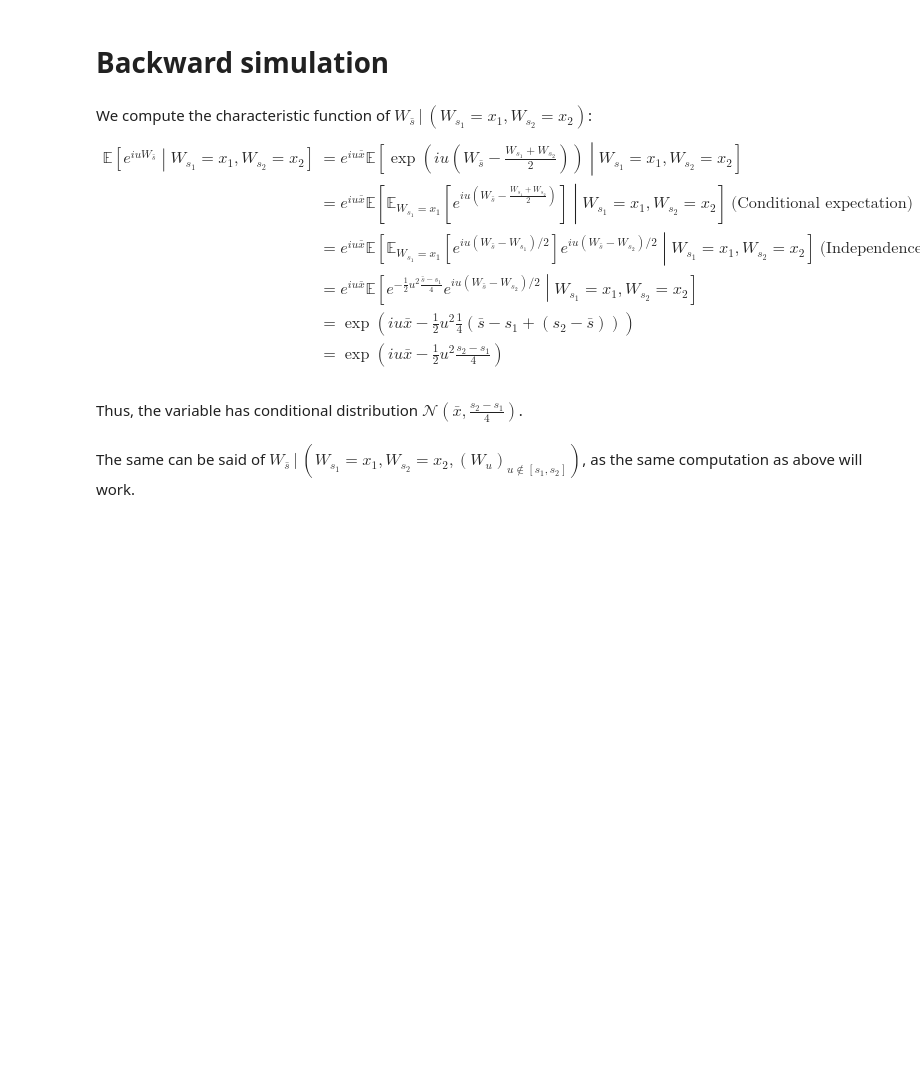
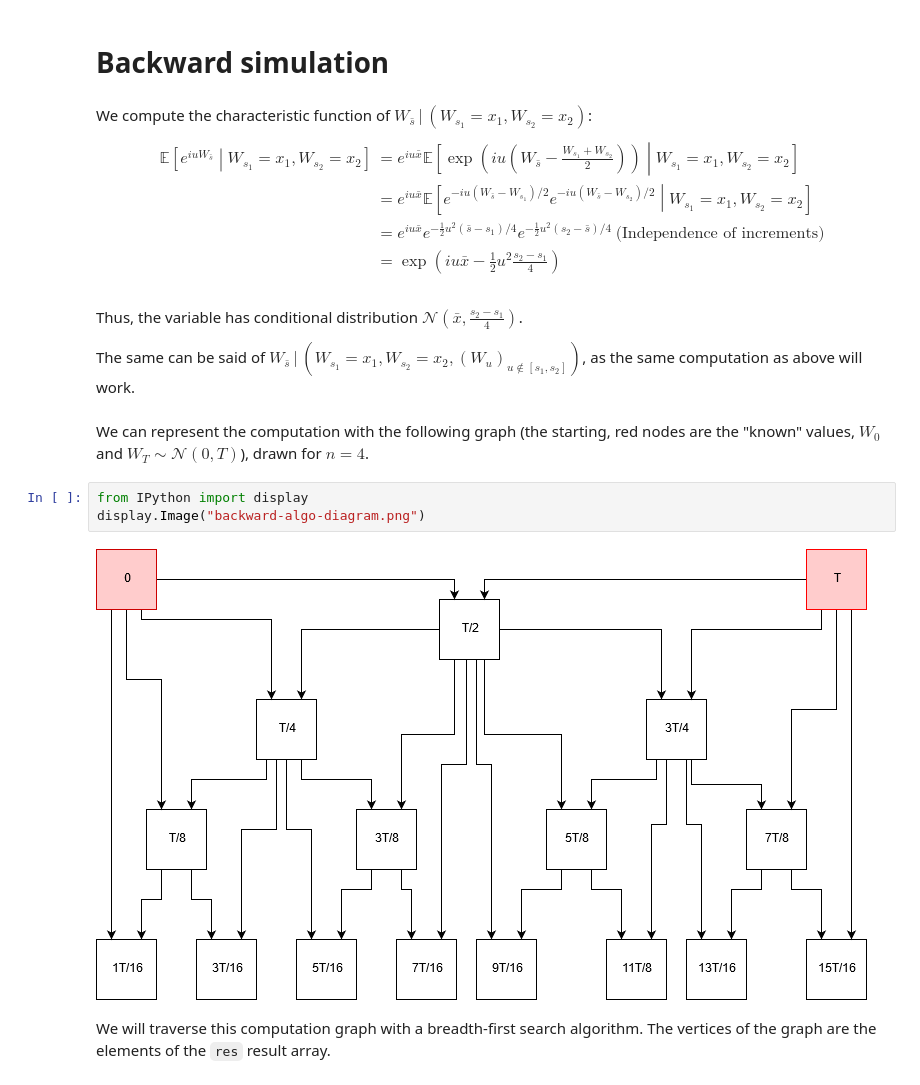
Before and after one commit to ManifoldFR/map552, a Jupyter notebook: cps2-brownian/cps2_jallet.ipynb, the cells around one changed output. Drawn from its saved outputs; the diff is of its cells as text; blank space fills up the shorter version.

```diff
--- a/cps2-brownian/cps2_jallet.ipynb
+++ b/cps2-brownian/cps2_jallet.ipynb
@@ -139,14 +140,21 @@ $$
     \mathbb E\left[ e^{iuW_{\bar s}} \middle| W_{s_1}=x_1, W_{s_2}=x_2 \right]
     &=
     e^{iu\bar x}\mathbb E\left[ \exp\left(iu \left(W_{\bar s}-\frac{W_{s_1} + W_{s_2}}{2}\right)\right) \middle| W_{s_1}=x_1, W_{s_2}=x_2 \right]  \\
-    &= e^{iu\bar x} \mathbb E\left[\mathbb E_{W_{s_1}=x_1} \left[e^{iu \left(W_{\bar s}-\frac{W_{s_1} + W_{s_2}}{2}\right)} \right] \middle| W_{s_1}=x_1, W_{s_2}=x_2 \right] \ \text{(Conditional expectation)} \\
-    &= e^{iu\bar x}\mathbb E\left[ \mathbb E_{W_{s_1}=x_1} \left[e^{iu \left(W_{\bar s}-W_{s_1}\right)/2} \right] e^{iu(W_{\bar s}-W_{s_2})/2} \middle| W_{s_1}=x_1, W_{s_2}=x_2\right]\ \text{(Independence of increments)} \\
-    &= e^{iu\bar x}\mathbb E\left[ e^{-\frac12u^2\frac{\bar s - s_1}{4}}e^{iu(W_{\bar s}-W_{s_2})/2} \middle| W_{s_1}=x_1, W_{s_2}=x_2 \right] \\
-    &= \exp\left(iu\bar x - \frac 12 u^2\frac14\left(\bar s - s_1 + (s_2-\bar s) \right) \right) \\
+    &= e^{iu\bar x}\mathbb E\left[ e^{-iu(W_{\bar s} - W_{s_1})/2} e^{-iu(W_{\bar s}-W_{s_2})/2} \middle| W_{s_1}=x_1, W_{s_2}=x_2 \right] \\
+    &= e^{iu\bar x} e^{-\frac 12u^2(\bar s - s_1)/4} e^{-\frac12u^2(s_2 - \bar s)/4} \ \text{(Independence of increments)} \\
     &= \exp\left(iu\bar x - \frac 12 u^2\frac{s_2 - s_1}4\right)
 \end{aligned}
 $$
 # %% [markdown]
 Thus, the variable has conditional distribution $\mathcal N(\bar x, \frac{s_2-s_1}{4})$.
+
+The same can be said of $W_{\bar s}\,|\, (W_{s_1}=x_1, W_{s_2}=x_2, (W_u)_{u\not\in[s_1,s_2]})$, as the same computation as above will work.
-# %% [markdown]
-The same can be said of $W_{\bar s}\,|\, (W_{s_1}=x_1, W_{s_2}=x_2, (W_u)_{u\not\in[s_1,s_2]})$, as the same computation as above will work.
+# %% [markdown]
+We can represent the computation with the following graph (the starting, red nodes are the "known" values, $W_0$ and $W_T \sim \mathcal N(0, T)$), drawn for $n = 4$.
+# %%
+from IPython import display
+display.Image("backward-algo-diagram.png")
+# %% [output]
+[figure, added]
+# %% [markdown]
+We will traverse this computation graph with a breadth-first search algorithm. The vertices of the graph are the elements of the `res` result array.
```
Also changed, not shown: parts of 11 cells of this notebook, 2 other files.
